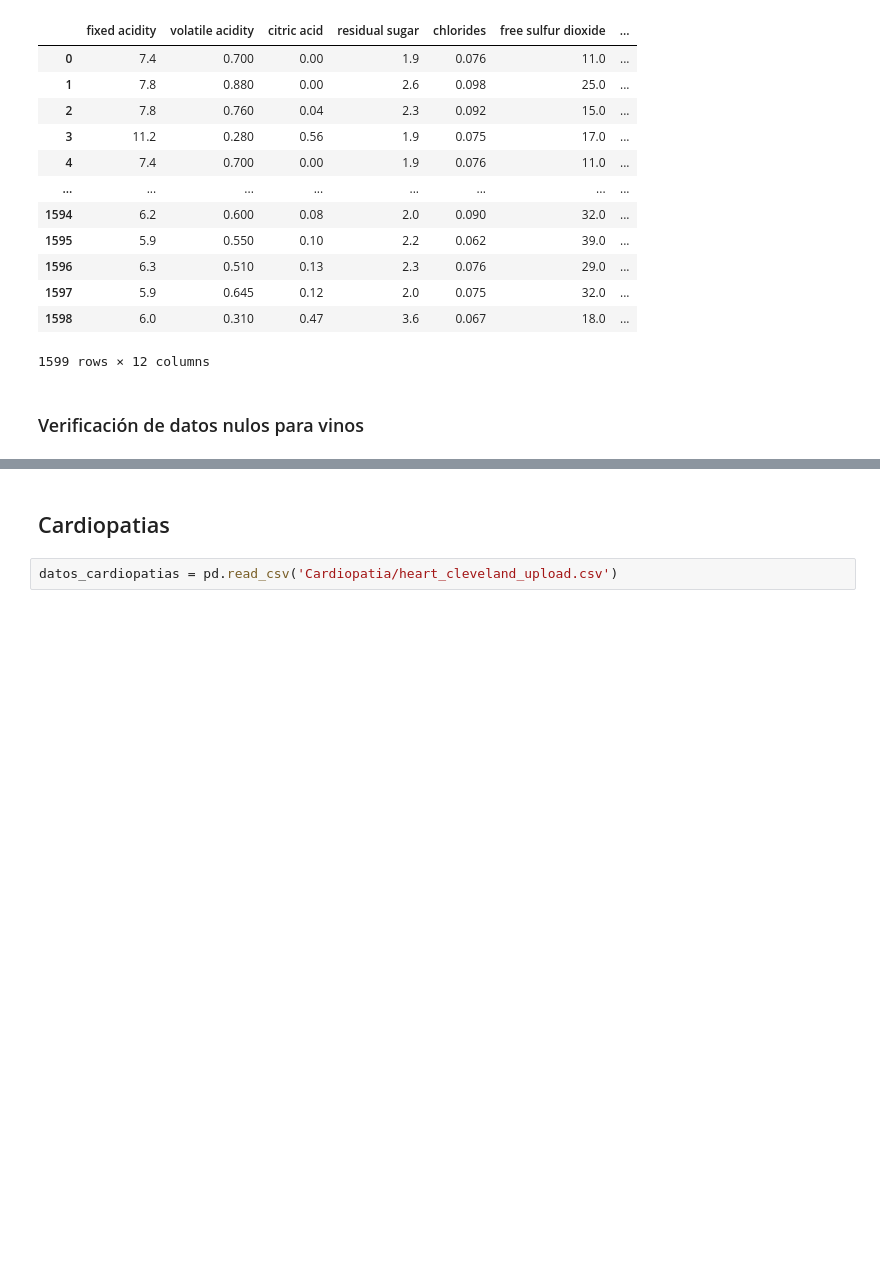
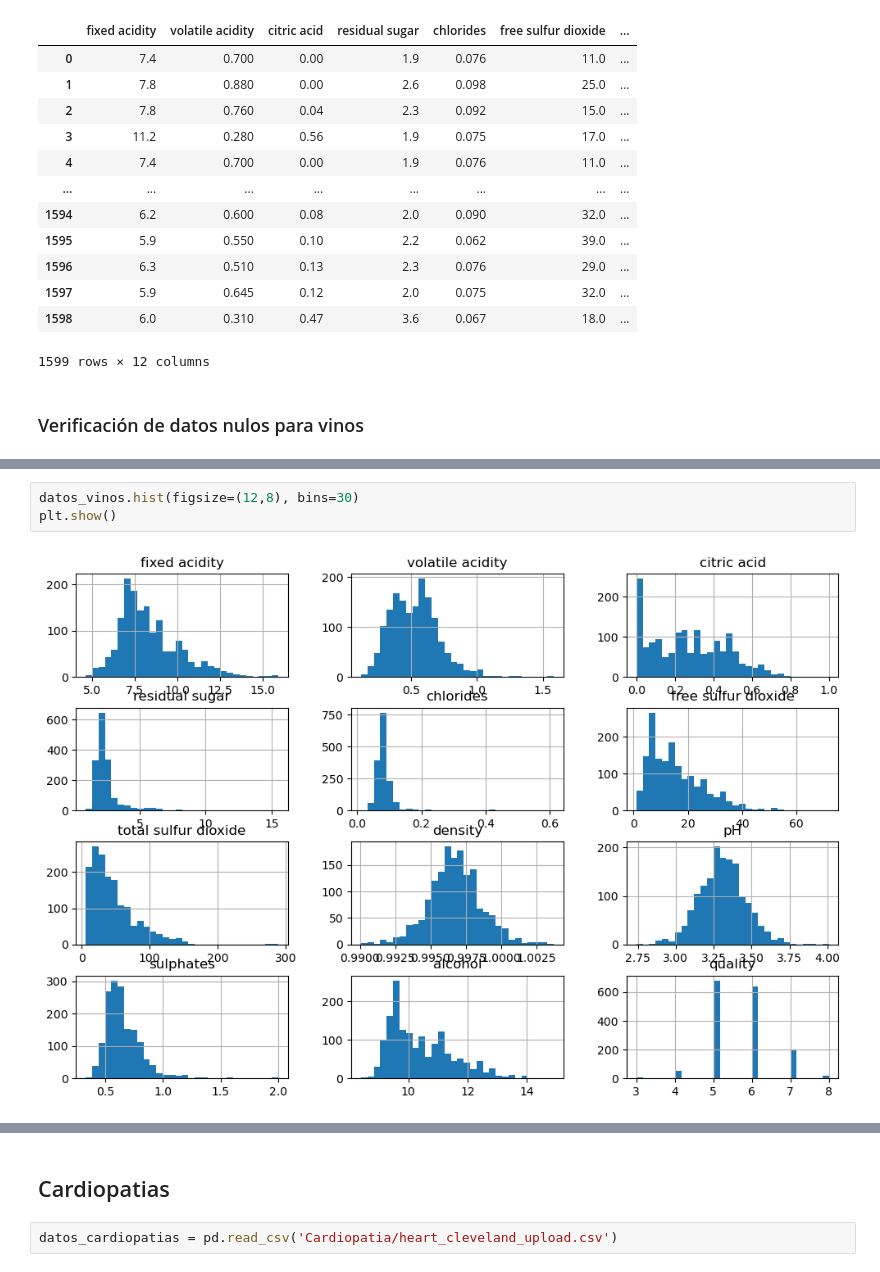
Before and after one commit to Vanesa1106/Tarea3, a Jupyter notebook: Taller3.ipynb, the cells around one changed output, grey strips where cells are left out. Drawn from its saved outputs; the diff is of its cells as text; blank space fills up the shorter version.

```diff
--- a/Taller3.ipynb
+++ b/Taller3.ipynb
@@ -43,0 +101,5 @@ Filas completamente vacías: 0
+# %%
+datos_vinos.hist(figsize=(12,8), bins=30)
+plt.show()
+# %% [output]
+[figure, added]
```
Also changed, not shown: parts of 23 cells of this notebook.
